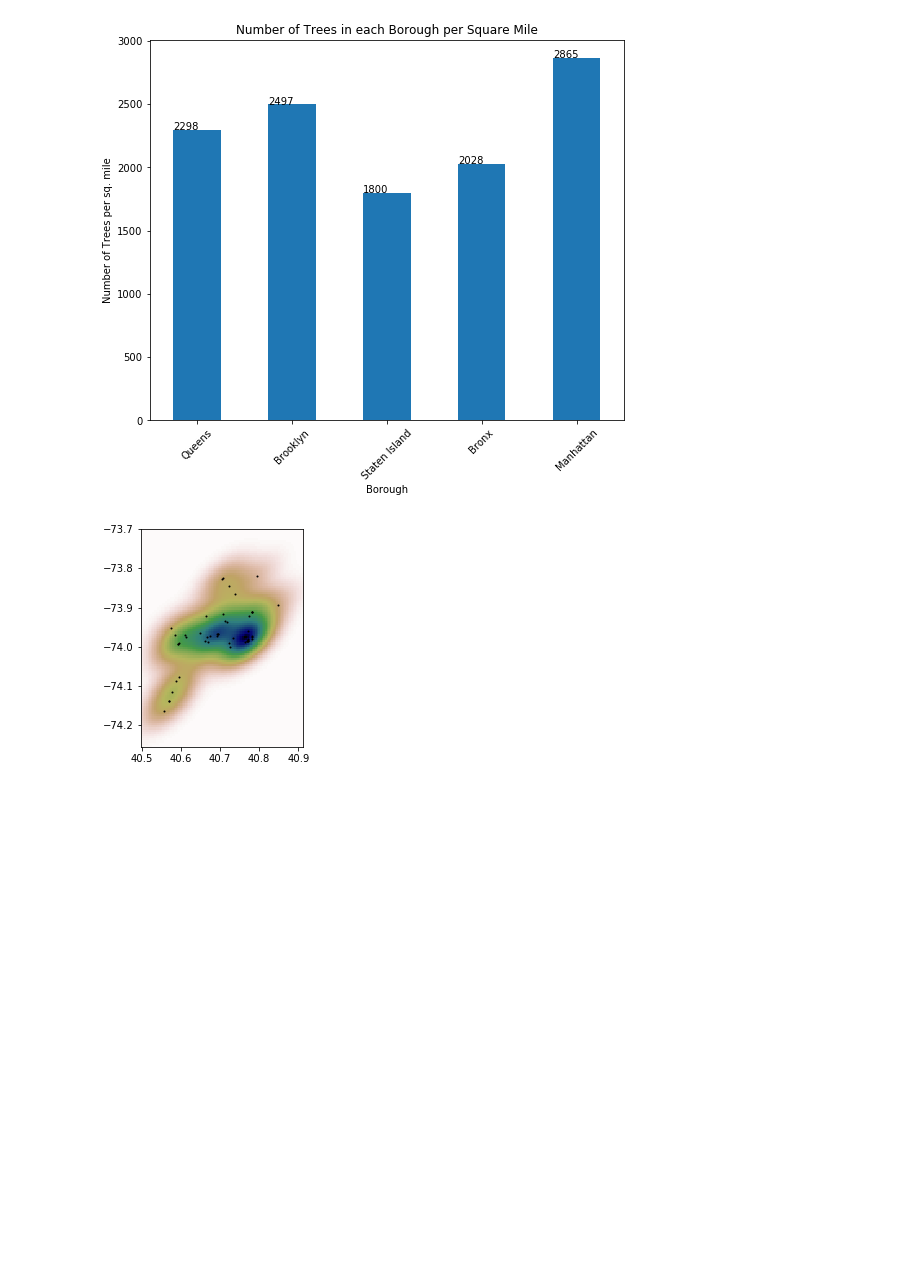
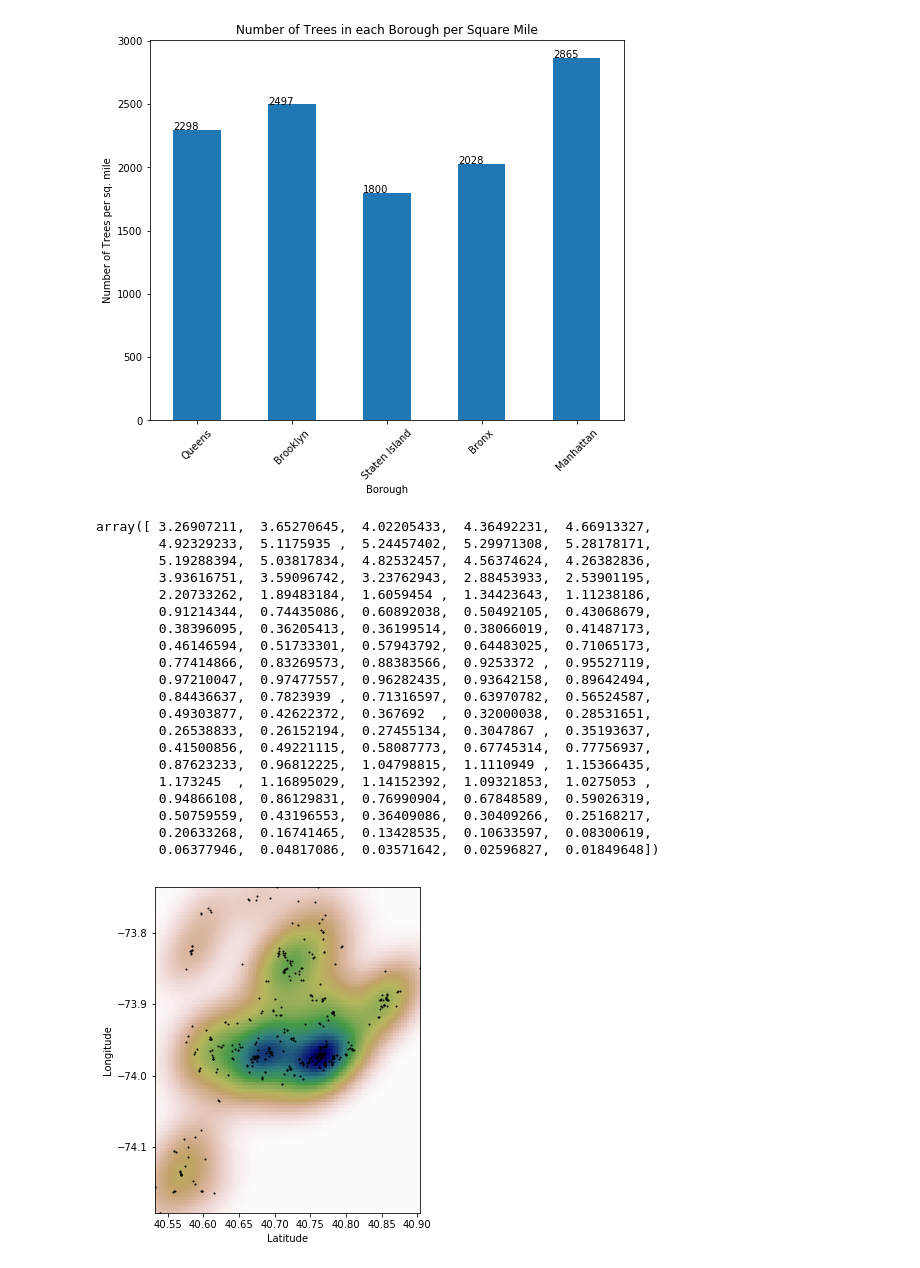
Before and after one commit to jandarli/BreathingAirNYC, a Jupyter notebook: Exploring Data.ipynb, the cells around one changed output. Cells and saved outputs as stored; diff of their text form; code cells hidden in the pictures; blank space fills up the shorter version.

```diff
--- a/Exploring Data.ipynb
+++ b/Exploring Data.ipynb
@@ -67,21 +67,46 @@ gmap.draw("treemap.html")
 import numpy as np
 from scipy import stats
 
-xmin, xmax = min(latitudes), max(latitudes)
-ymin, ymax = min(longitudes), max(longitudes)
+xmin, xmax = min(latitudes[0:400]), max(latitudes[0:400])
+ymin, ymax = min(longitudes[0:400]), max(longitudes[0:400])
 
 X, Y = np.mgrid[xmin:xmax:100j, ymin:ymax:100j]
 positions = np.vstack([X.ravel(), Y.ravel()])
-values = np.vstack([latitudes[0:50], longitudes[0:50]])
+values = np.vstack([latitudes[0:400], longitudes[0:400]])
 kernel = stats.gaussian_kde(values)
 Z = np.reshape(kernel(positions).T, X.shape)
-
-fig = plt.figure()
-ax = fig.add_subplot(111)
-ax.imshow(np.rot90(Z), cmap=plt.cm.gist_earth_r,extent=[xmin, xmax, ymin, ymax])
-ax.plot(latitudes[0:50], longitudes[0:50], 'k.', markersize=2)
-ax.set_xlim([xmin, xmax])
-ax.set_ylim([ymin, ymax])
-plt.show()
+Z[1]
 # %% [output]
-[figure, removed]
+array([ 3.26907211,  3.65270645,  4.02205433,  4.36492231,  4.66913327,
+        4.92329233,  5.1175935 ,  5.24457402,  5.29971308,  5.28178171,
+        5.19288394,  5.03817834,  4.82532457,  4.56374624,  4.26382836,
+        3.93616751,  3.59096742,  3.23762943,  2.88453933,  2.53901195,
+        2.20733262,  1.89483184,  1.6059454 ,  1.34423643,  1.11238186,
+        0.91214344,  0.74435086,  0.60892038,  0.50492105,  0.43068679,
+        0.38396095,  0.36205413,  0.36199514,  0.38066019,  0.41487173,
+        0.46146594,  0.51733301,  0.57943792,  0.64483025,  0.71065173,
+        0.77414866,  0.83269573,  0.88383566,  0.9253372 ,  0.95527119,
+        0.97210047,  0.97477557,  0.96282435,  0.93642158,  0.89642494,
+        0.84436637,  0.7823939 ,  0.71316597,  0.63970782,  0.56524587,
+        0.49303877,  0.42622372,  0.367692  ,  0.32000038,  0.28531651,
+        0.26538833,  0.26152194,  0.27455134,  0.3047867 ,  0.35193637,
+        0.41500856,  0.49221115,  0.58087773,  0.67745314,  0.77756937,
+        0.87623233,  0.96812225,  1.04798815,  1.1110949 ,  1.15366435,
+        1.173245  ,  1.16895029,  1.14152392,  1.09321853,  1.0275053 ,
+        0.94866108,  0.86129831,  0.76990904,  0.67848589,  0.59026319,
+        0.50759559,  0.43196553,  0.36409086,  0.30409266,  0.25168217,
+        0.20633268,  0.16741465,  0.13428535,  0.10633597,  0.08300619,
+        0.06377946,  0.04817086,  0.03571642,  0.02596827,  0.01849648])
+# %%
+fig = plt.figure()
+fig.set_size_inches(30, fig.get_figwidth(), forward=True)
+ax = fig.add_subplot(111)
+ax.imshow(np.rot90(Z), cmap=plt.cm.gist_earth_r,extent=[xmin, xmax, ymin, ymax])
+ax.plot(latitudes[0:400], longitudes[0:400], 'k.', markersize=2)
+ax.set_xlabel("Latitude")
+ax.set_ylabel("Longitude")
+ax.set_xlim([xmin, xmax])
+ax.set_ylim([ymin, ymax])
+plt.show()
+# %% [output]
+[figure, added]
```
